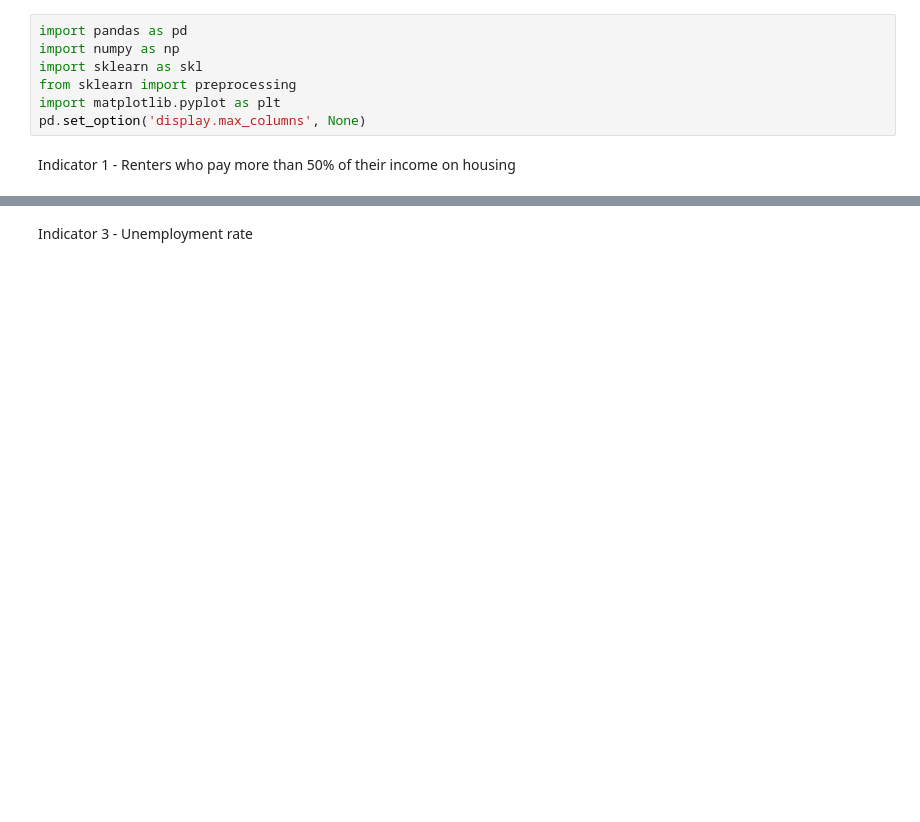
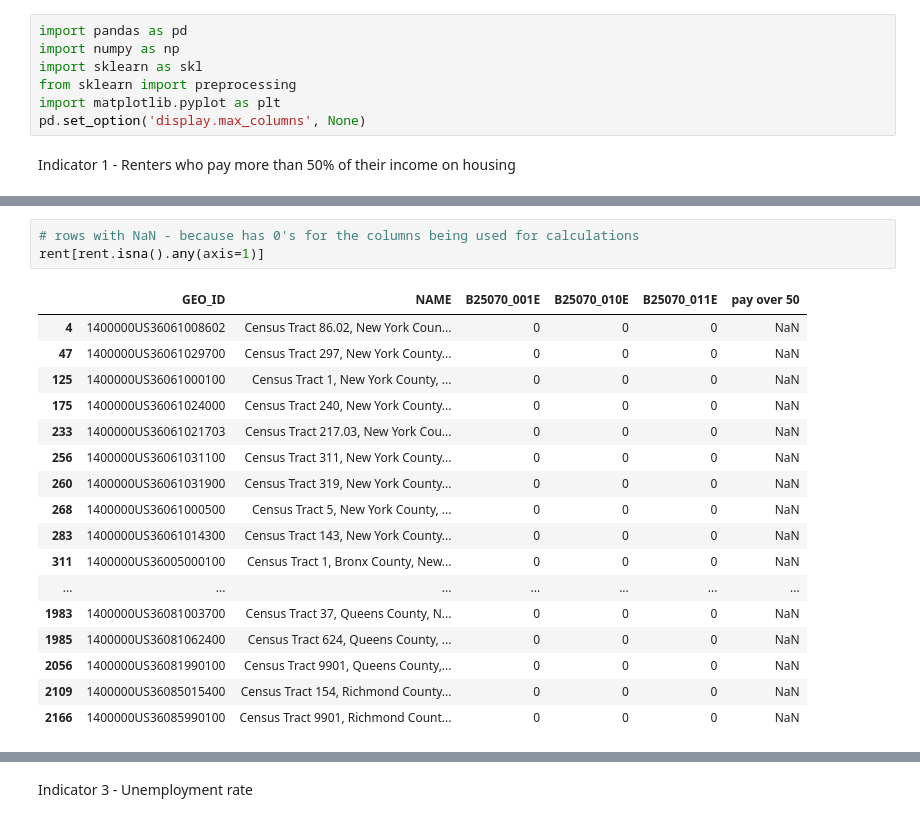
Before and after one commit to community-insight-impact/cvi_ucla_partnership, a Jupyter notebook: notebooks/merge_data_rent.ipynb, the cells around one changed output, grey strips where cells are left out. Cells and saved outputs as stored; diff of their text form; blank space fills up the shorter version.

```diff
--- a/notebooks/merge_data_rent.ipynb
+++ b/notebooks/merge_data_rent.ipynb
@@ -33,0 +39,21 @@ rent.head()
+# %%
+# rows with NaN - because has 0's for the columns being used for calculations
+rent[rent.isna().any(axis=1)]
+# %% [output]
+|  | GEO_ID | NAME | B25070_001E | B25070_010E | B25070_011E | pay over 50 |
+| 4 | 1400000US36061008602 | Census Tract 86.02, New York Coun... | 0 | 0 | 0 | NaN |
+| 47 | 1400000US36061029700 | Census Tract 297, New York County... | 0 | 0 | 0 | NaN |
+| 125 | 1400000US36061000100 | Census Tract 1, New York County, ... | 0 | 0 | 0 | NaN |
+| 175 | 1400000US36061024000 | Census Tract 240, New York County... | 0 | 0 | 0 | NaN |
+| 233 | 1400000US36061021703 | Census Tract 217.03, New York Cou... | 0 | 0 | 0 | NaN |
+| 256 | 1400000US36061031100 | Census Tract 311, New York County... | 0 | 0 | 0 | NaN |
+| 260 | 1400000US36061031900 | Census Tract 319, New York County... | 0 | 0 | 0 | NaN |
+| 268 | 1400000US36061000500 | Census Tract 5, New York County, ... | 0 | 0 | 0 | NaN |
+| 283 | 1400000US36061014300 | Census Tract 143, New York County... | 0 | 0 | 0 | NaN |
+| 311 | 1400000US36005000100 | Census Tract 1, Bronx County, New... | 0 | 0 | 0 | NaN |
+| ... | ... | ... | ... | ... | ... | ... |
+| 1983 | 1400000US36081003700 | Census Tract 37, Queens County, N... | 0 | 0 | 0 | NaN |
+| 1985 | 1400000US36081062400 | Census Tract 624, Queens County, ... | 0 | 0 | 0 | NaN |
+| 2056 | 1400000US36081990100 | Census Tract 9901, Queens County,... | 0 | 0 | 0 | NaN |
+| 2109 | 1400000US36085015400 | Census Tract 154, Richmond County... | 0 | 0 | 0 | NaN |
+| 2166 | 1400000US36085990100 | Census Tract 9901, Richmond Count... | 0 | 0 | 0 | NaN |
```
Also changed, not shown: parts of 4 cells of this notebook.
